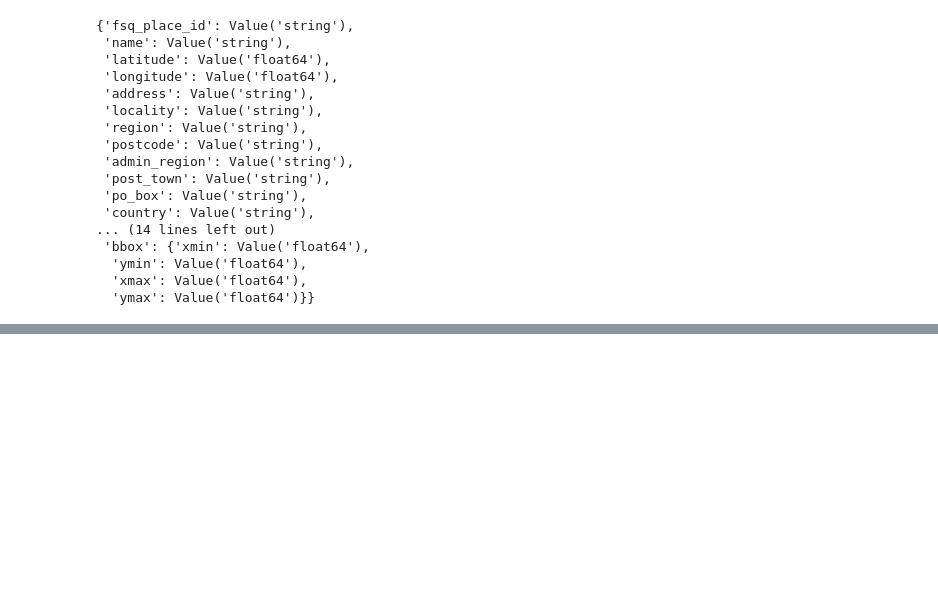
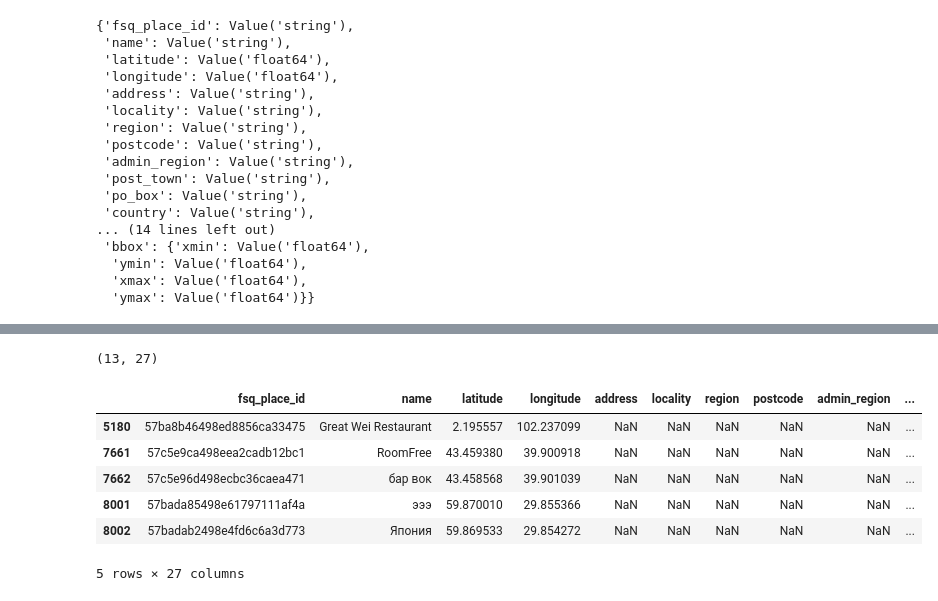
Before and after one commit to jfung53/chinese-restaurants, a Jupyter notebook: fsq_openplaces.ipynb, the cells around one changed output, grey strips where cells are left out. Cells and saved outputs as stored; diff of their text form; code cells hidden in the pictures; blank space fills up the shorter version.

```diff
--- a/fsq_openplaces.ipynb
+++ b/fsq_openplaces.ipynb
@@ -69,0 +293,14 @@ dataset = load_dataset("foursquare/fsq-os-places", "places", split="train")
+# %%
+# find all the rows with no country listed
+country_null = chinese_restaurants[chinese_restaurants['country'].isna()]
+print(country_null.shape)
+country_null.head()
+# %% [output]
+(13, 27)
+|  | fsq_place_id | name | latitude | longitude | address | locality | region | postcode | admin_region | ... |
+| 5180 | 57ba8b46498ed8856ca33475 | Great Wei Restaurant | 2.195557 | 102.237099 | NaN | NaN | NaN | NaN | NaN | ... |
+| 7661 | 57c5e9ca498eea2cadb12bc1 | RoomFree | 43.459380 | 39.900918 | NaN | NaN | NaN | NaN | NaN | ... |
+| 7662 | 57c5e96d498ecbc36caea471 | бар вок | 43.458568 | 39.901039 | NaN | NaN | NaN | NaN | NaN | ... |
+| 8001 | 57bada85498e61797111af4a | эээ | 59.870010 | 29.855366 | NaN | NaN | NaN | NaN | NaN | ... |
+| 8002 | 57badab2498e4fd6c6a3d773 | Япония | 59.869533 | 29.854272 | NaN | NaN | NaN | NaN | NaN | ... |
+5 rows × 27 columns
```
Also changed, not shown: parts of 11 cells of this notebook, 1 other file.
